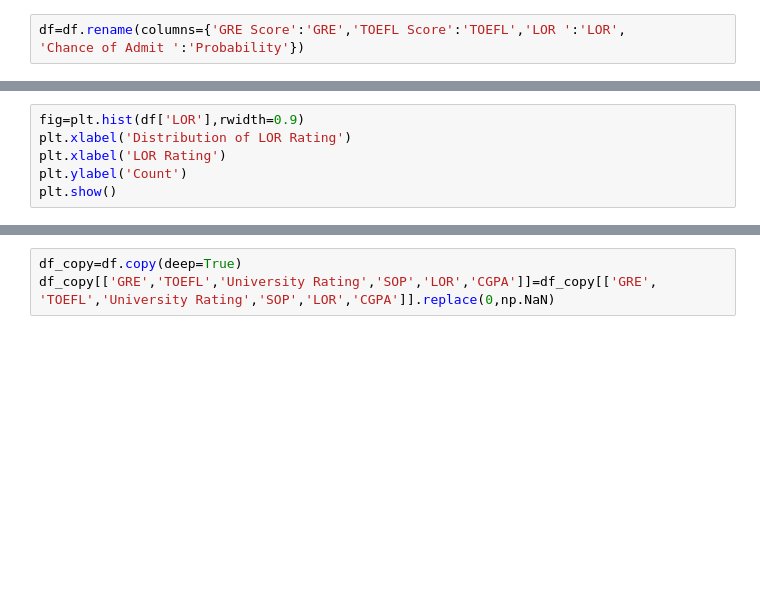
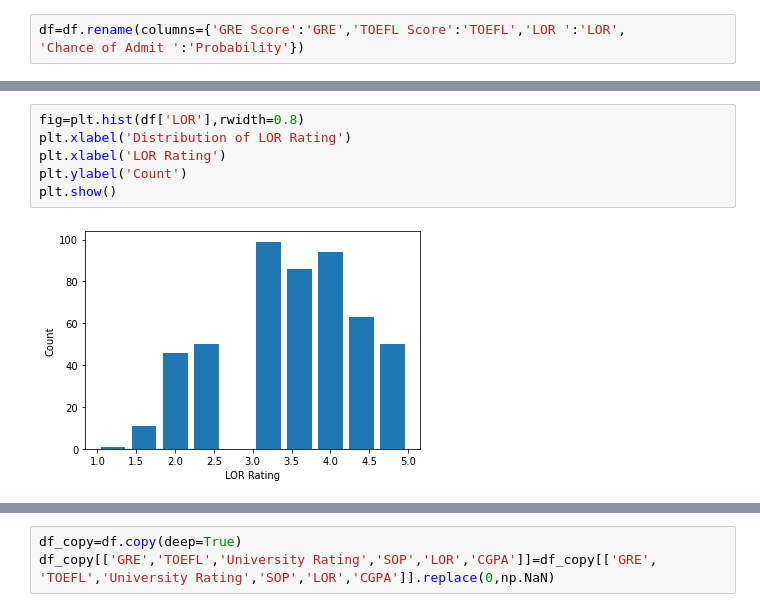
Before and after one commit to manikanta0345/Admission, a Jupyter notebook: Student_admission.ipynb, the cells around one changed output, grey strips where cells are left out. Saved outputs shown, nothing was run; the diff lists cells and outputs as text; blank space fills up the shorter version.

Commit message:
Added Visualization

```diff
--- a/Student_admission.ipynb
+++ b/Student_admission.ipynb
@@ -52,7 +126,9 @@ plt.show()
 # %%
-fig=plt.hist(df['LOR'],rwidth=0.9)
+fig=plt.hist(df['LOR'],rwidth=0.8)
 plt.xlabel('Distribution of LOR Rating')
 plt.xlabel('LOR Rating')
 plt.ylabel('Count')
 plt.show()
+# %% [output]
+[figure, added]
 # %%
```
Also changed, not shown: parts of 26 cells of this notebook.
